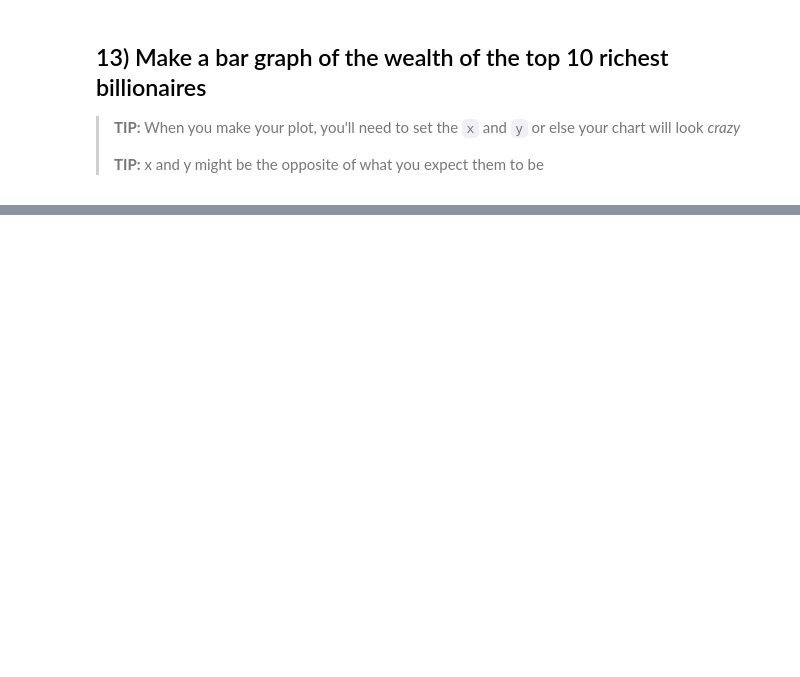
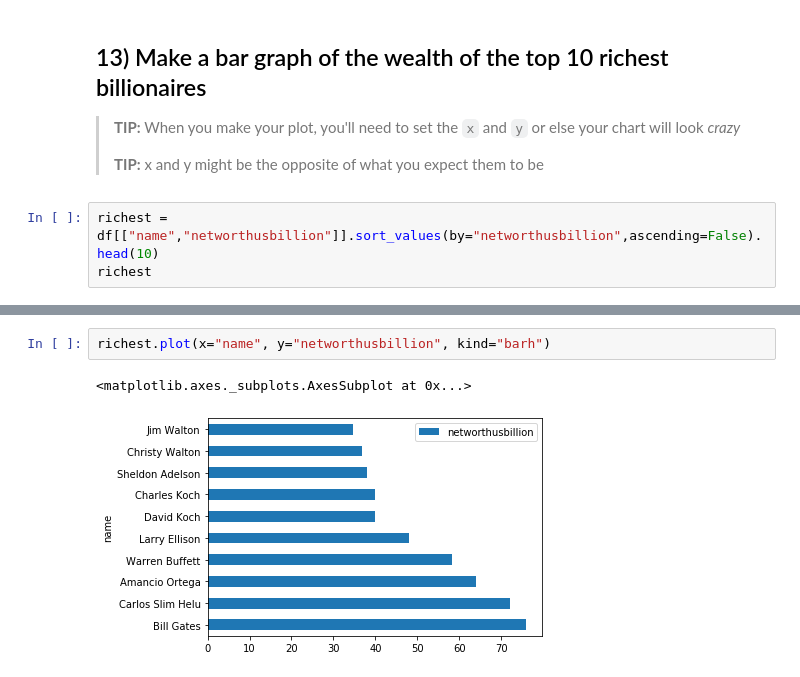
Before and after one commit to aliyaute/foundations_homework, a Jupyter notebook: 05-homework/02-Billionaires.ipynb, the cells around one changed output, grey strips where cells are left out. Cells and saved outputs as stored; diff of their text form; blank space fills up the shorter version.

```diff
--- a/05-homework/02-Billionaires.ipynb
+++ b/05-homework/02-Billionaires.ipynb
@@ -106,3 +306,6 @@ I am **not** asking which country has the most billionaires - this is **total am
 > **TIP:** When you make your plot, you'll need to set the `x` and `y` or else your chart will look _crazy_
 >
 > **TIP:** x and y might be the opposite of what you expect them to be
+# %%
+richest = df[["name","networthusbillion"]].sort_values(by="networthusbillion",ascending=False).head(10)
+richest
@@ -108,0 +324,5 @@ I am **not** asking which country has the most billionaires - this is **total am
+# %%
+richest.plot(x="name", y="networthusbillion", kind="barh")
+# %% [output]
+<matplotlib.axes._subplots.AxesSubplot at 0x...>
+[figure, added]
```
Also changed, not shown: parts of 23 cells of this notebook.
